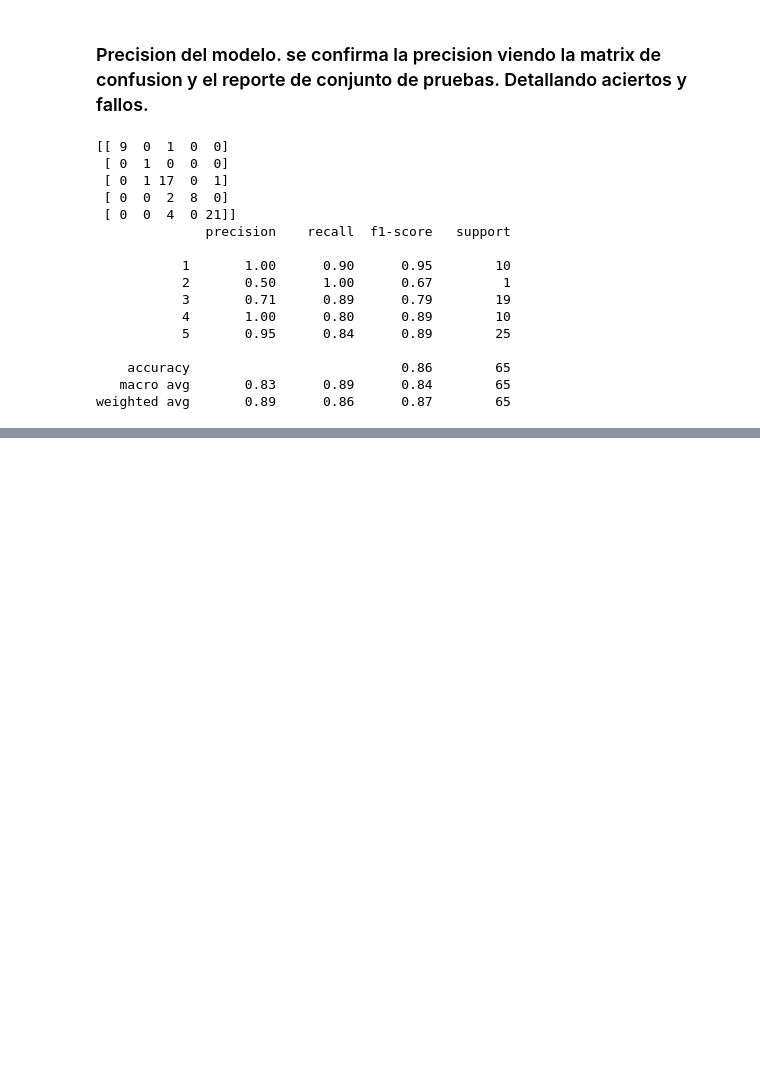
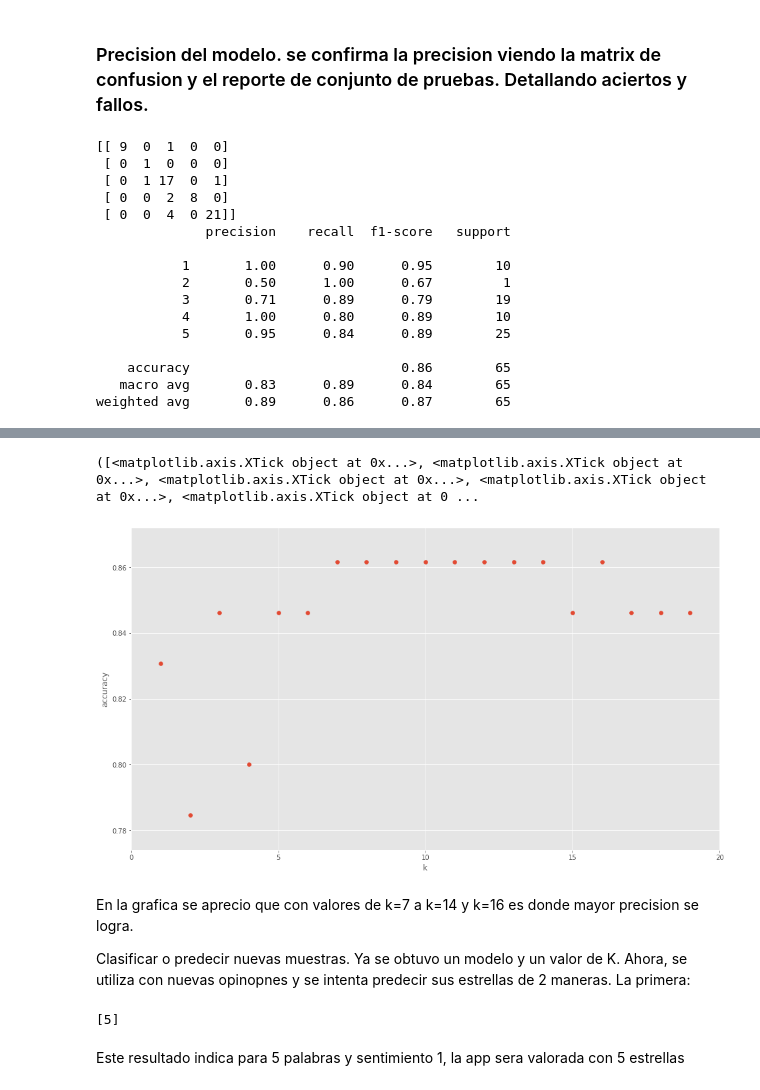
Before and after one commit to sergio12347/IA-CLASE-M5, a Jupyter notebook: practica KNN .ipynb, the cells around one changed output, grey strips where cells are left out. Saved outputs shown, nothing was run; the diff lists cells and outputs as text; code cells hidden in the pictures; blank space fills up the shorter version.

```diff
--- a/practica KNN .ipynb
+++ b/practica KNN .ipynb
@@ -120,0 +189,25 @@ weighted avg       0.89      0.86      0.87        65
+# %%
+k_range = range(1,20)
+scores = []
+for k in k_range:
+    knn = KNeighborsClassifier(n_neighbors = k)
+    knn.fit(x_train, y_train)
+    scores.append(knn.score(x_test,y_test))
+plt.figure()
+plt.xlabel('k')
+plt.ylabel('accuracy')
+plt.scatter(k_range,scores)
+plt.xticks([0,5,10,15,20])
+# %% [output]
+([<matplotlib.axis.XTick object at 0x...>, <matplotlib.axis.XTick object at 0x...>, <matplotlib.axis.XTick object at 0x...>, <matplotlib.axis.XTick object at 0x...>, <matplotlib.axis.XTick object at 0 ...
+[figure, added]
+# %% [markdown]
+En la grafica se aprecio que con valores de k=7 a k=14 y k=16 es donde mayor precision se logra.
+
+Clasificar o predecir nuevas muestras. Ya se obtuvo un modelo y un valor de K. Ahora, se utiliza con nuevas opinopnes y se intenta predecir sus estrellas de 2 maneras. La primera:
+# %%
+print(clf.predict([[5,1.0]]))
+# %% [output]
+[5]
+# %% [markdown]
+Este resultado indica para 5 palabras y sentimiento 1, la app sera valorada con 5 estrellas
```
Also changed, not shown: parts of 6 cells of this notebook.
